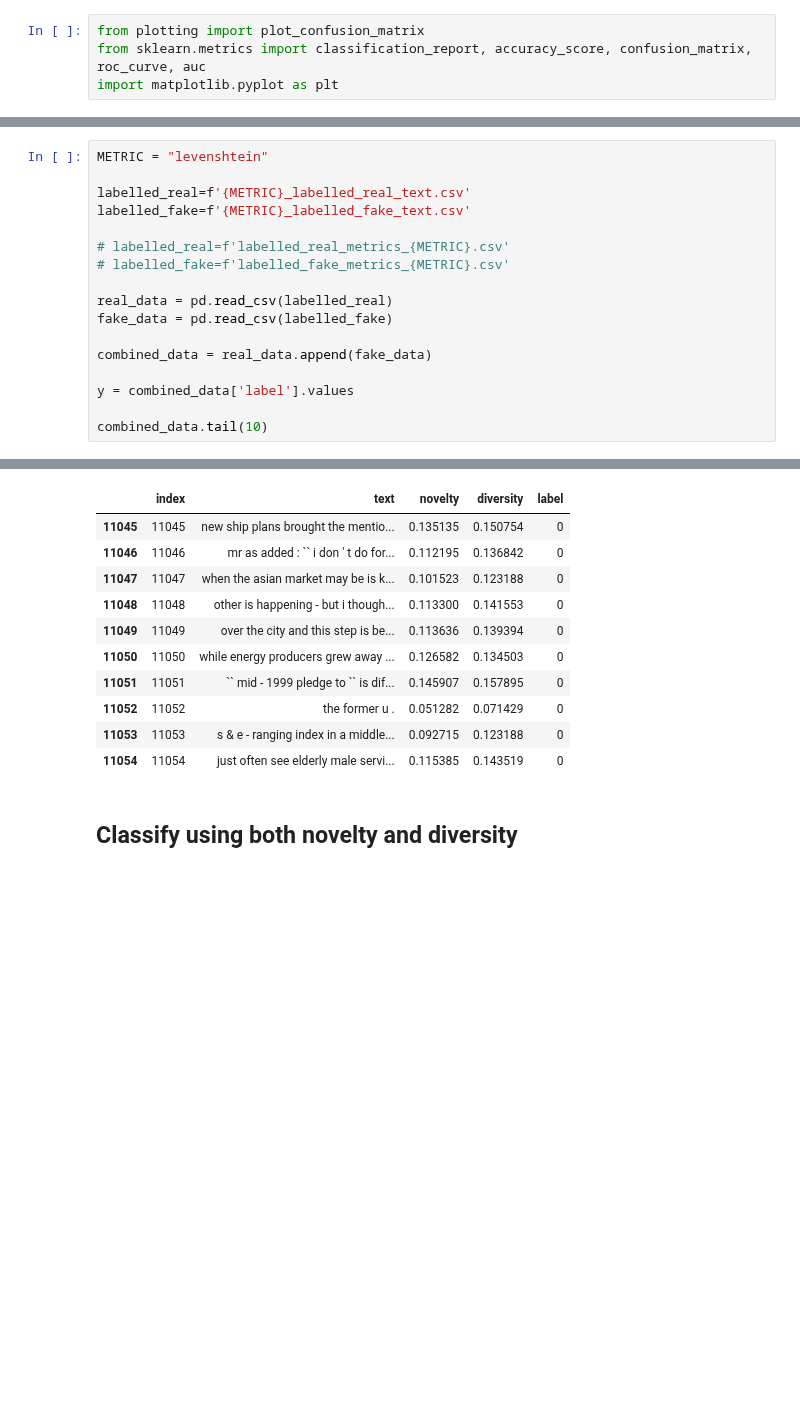
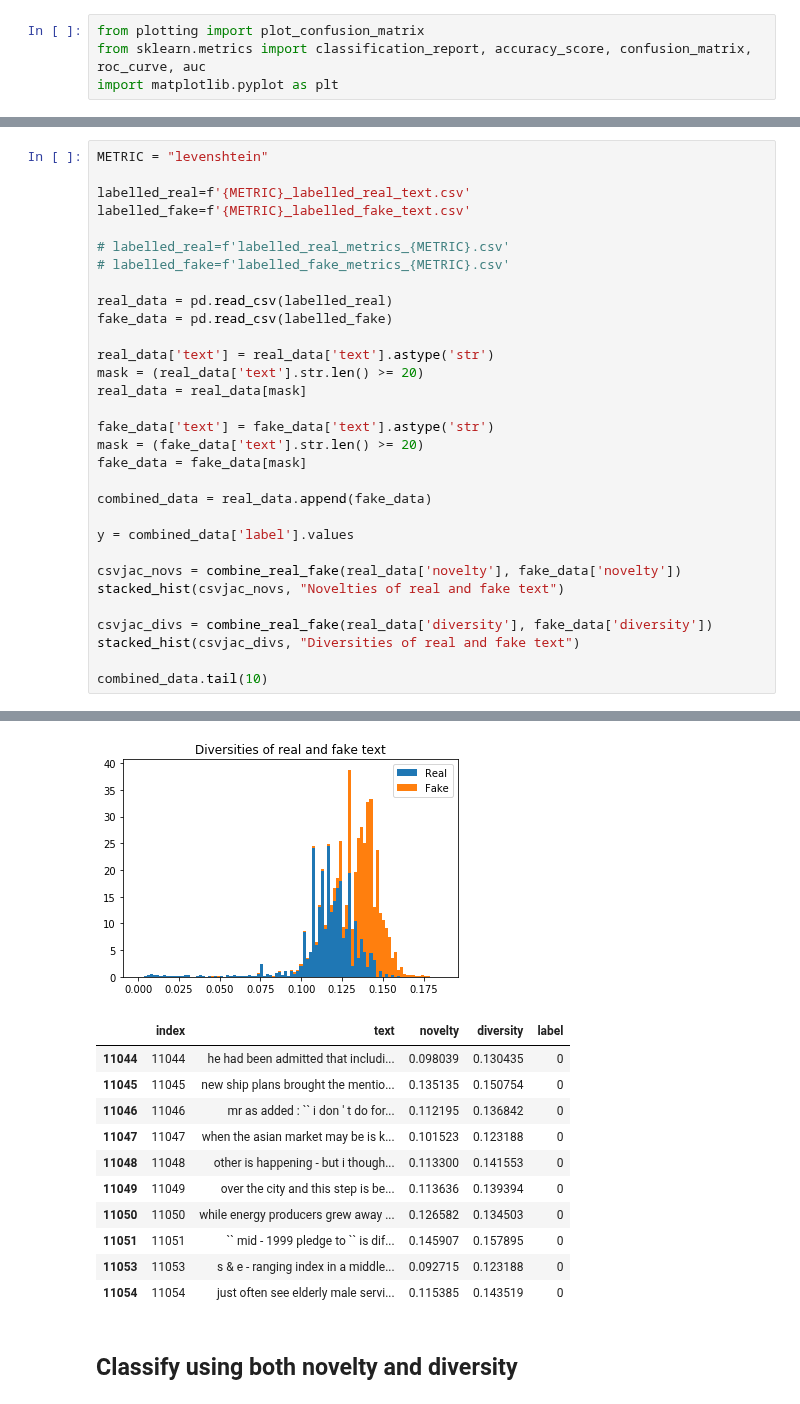
Before and after one commit to debashishc/classification-real-fake-text, a Jupyter notebook: analysis_levenshtein/Levenshtein_Classifier.ipynb, the cells around one changed output, grey strips where cells are left out. Saved outputs shown, nothing was run; the diff lists cells and outputs as text; blank space fills up the shorter version.

```diff
--- a/analysis_levenshtein/Levenshtein_Classifier.ipynb
+++ b/analysis_levenshtein/Levenshtein_Classifier.ipynb
@@ -74,9 +110,23 @@ labelled_fake=f'{METRIC}_labelled_fake_text.csv'
 real_data = pd.read_csv(labelled_real)
 fake_data = pd.read_csv(labelled_fake)
 
+real_data['text'] = real_data['text'].astype('str')
+mask = (real_data['text'].str.len() >= 20)
+real_data = real_data[mask]
+
+fake_data['text'] = fake_data['text'].astype('str')
+mask = (fake_data['text'].str.len() >= 20)
+fake_data = fake_data[mask]
+
 combined_data = real_data.append(fake_data)
 
 y = combined_data['label'].values
 
+csvjac_novs = combine_real_fake(real_data['novelty'], fake_data['novelty'])
+stacked_hist(csvjac_novs, "Novelties of real and fake text")
+
+csvjac_divs = combine_real_fake(real_data['diversity'], fake_data['diversity'])
+stacked_hist(csvjac_divs, "Diversities of real and fake text")
+
 combined_data.tail(10)
 # %% [output]
@@ -83,4 +134,6 @@ combined_data.tail(10)
+[figure, added]
 |  | index | text | novelty | diversity | label |
+| 11044 | 11044 | he had been admitted that includi... | 0.098039 | 0.130435 | 0 |
 | 11045 | 11045 | new ship plans brought the mentio... | 0.135135 | 0.150754 | 0 |
 | 11046 | 11046 | mr as added : `` i don ' t do for... | 0.112195 | 0.136842 | 0 |
 | 11047 | 11047 | when the asian market may be is k... | 0.101523 | 0.123188 | 0 |
@@ -88,7 +141,6 @@ combined_data.tail(10)
 | 11049 | 11049 | over the city and this step is be... | 0.113636 | 0.139394 | 0 |
 | 11050 | 11050 | while energy producers grew away ... | 0.126582 | 0.134503 | 0 |
 | 11051 | 11051 | `` mid - 1999 pledge to `` is dif... | 0.145907 | 0.157895 | 0 |
-| 11052 | 11052 | the former u . | 0.051282 | 0.071429 | 0 |
 | 11053 | 11053 | s & e - ranging index in a middle... | 0.092715 | 0.123188 | 0 |
 | 11054 | 11054 | just often see elderly male servi... | 0.115385 | 0.143519 | 0 |
 # %% [markdown]
```
Also changed, not shown: parts of 6 cells of this notebook, 24 other files.
